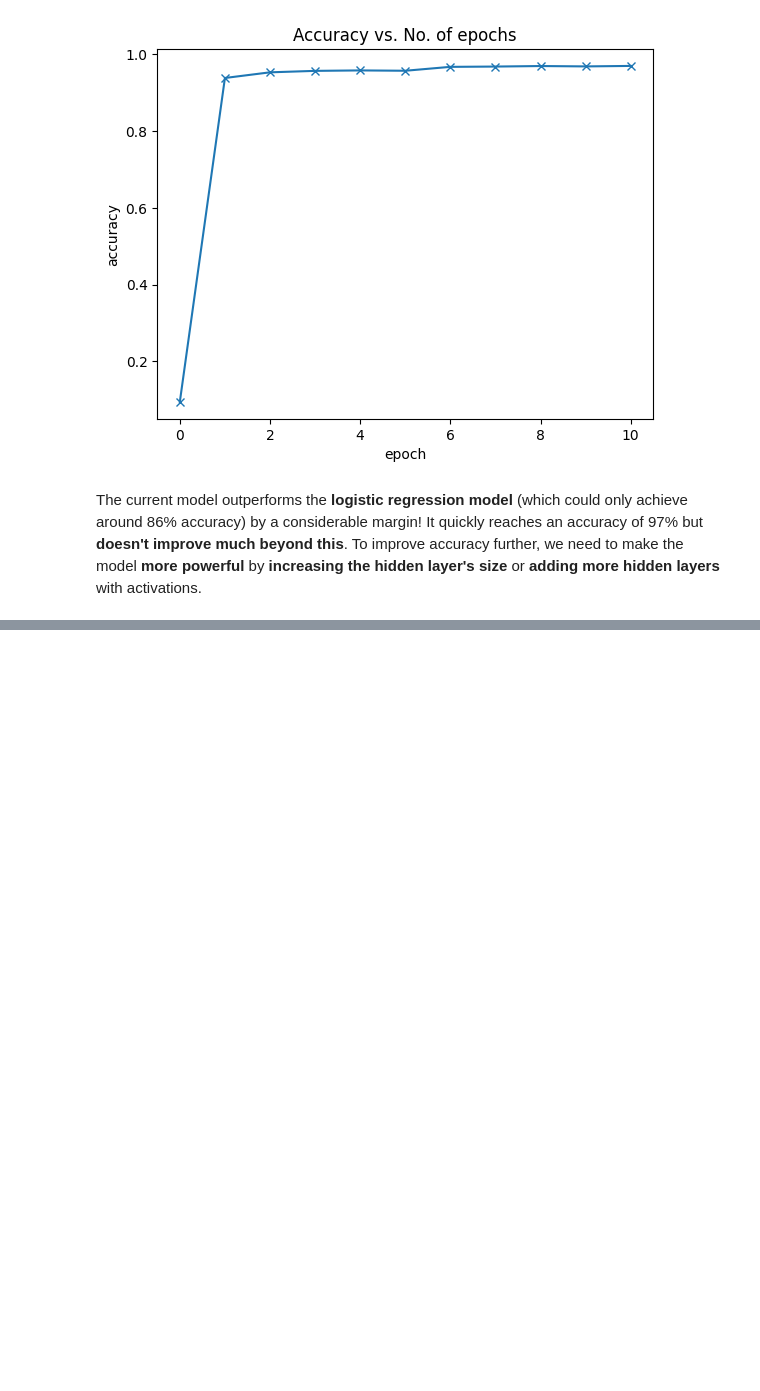
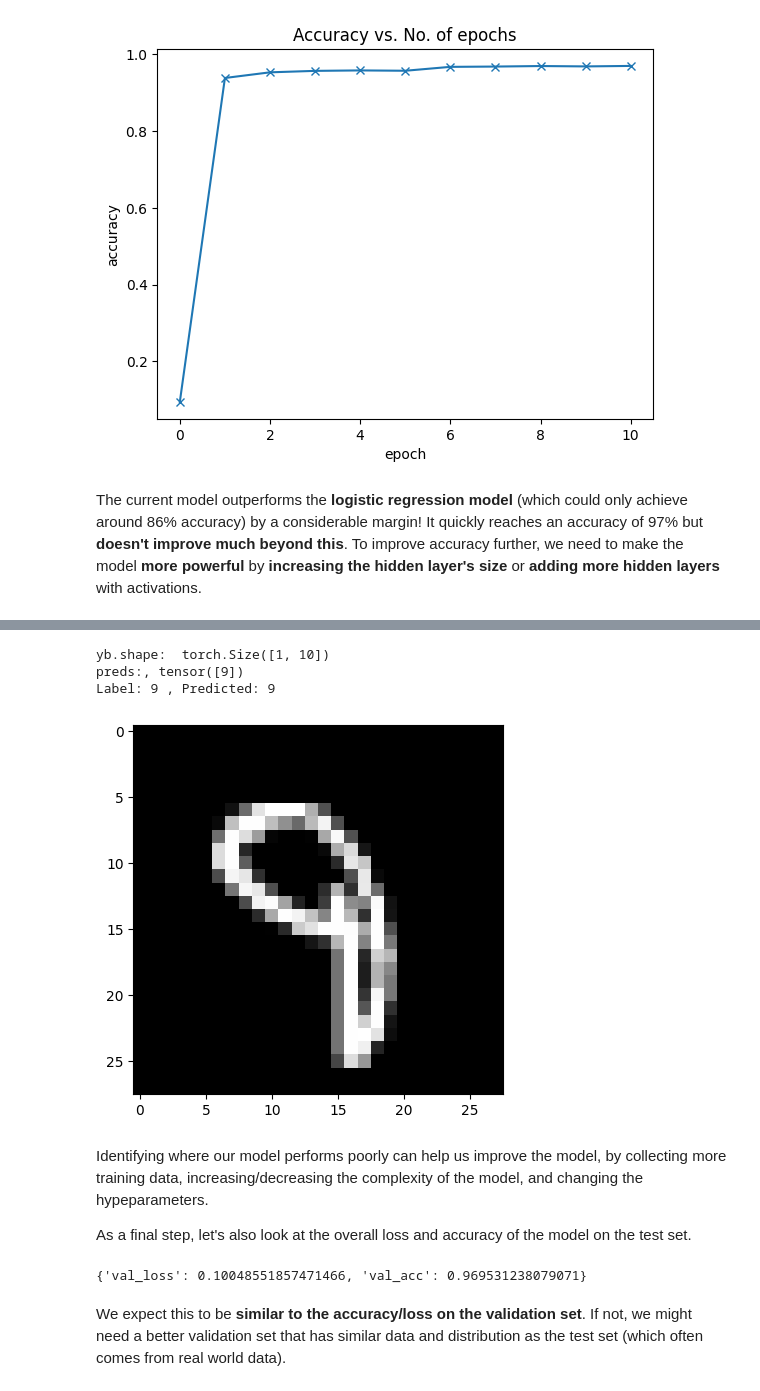
Before and after one commit to MinghanChu/DeepLearning-ZerosToGans, a Jupyter notebook: Training_Deep_NN_on_GPU.ipynb, the cells around one changed output, grey strips where cells are left out. Saved outputs shown, nothing was run; the diff lists cells and outputs as text; code cells hidden in the pictures; blank space fills up the shorter version.

```diff
--- a/Training_Deep_NN_on_GPU.ipynb
+++ b/Training_Deep_NN_on_GPU.ipynb
@@ -713,0 +771,21 @@ The current model outperforms the **logistic regression model** (which could onl
+# %%
+img, label = test_dataset[193]
+plt.imshow(img[0], cmap='gray')
+print('Label:', label, ', Predicted:', predict_image(img, model))
+# %% [output]
+yb.shape:  torch.Size([1, 10])
+preds:, tensor([9])
+Label: 9 , Predicted: 9
+[figure, added]
+# %% [markdown]
+Identifying where our model performs poorly can help us improve the model, by collecting more training data, increasing/decreasing the complexity of the model, and changing the hypeparameters.
+
+As a final step, let's also look at the overall loss and accuracy of the model on the test set.
+# %%
+test_loader = DeviceDataLoader(DataLoader(test_dataset, batch_size=256), device)
+result = evaluate(model, test_loader)
+result
+# %% [output]
+{'val_loss': 0.10048551857471466, 'val_acc': 0.969531238079071}
+# %% [markdown]
+We expect this to be **similar to the accuracy/loss on the validation set**. If not, we might need a better validation set that has similar data and distribution as the test set (which often comes from real world data).
```
Also changed, not shown: parts of 6 cells of this notebook.
